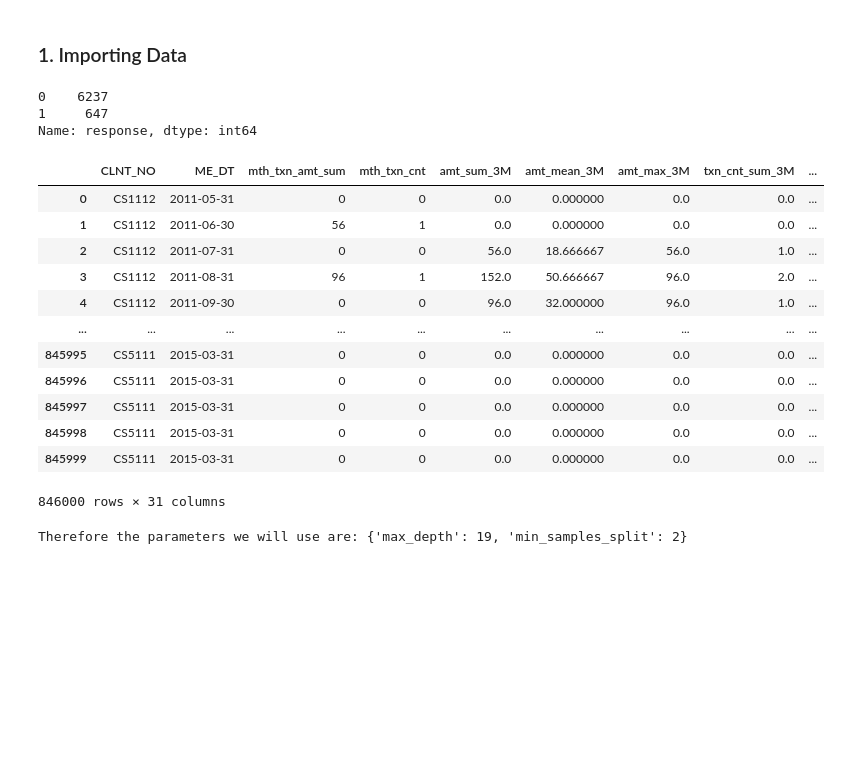
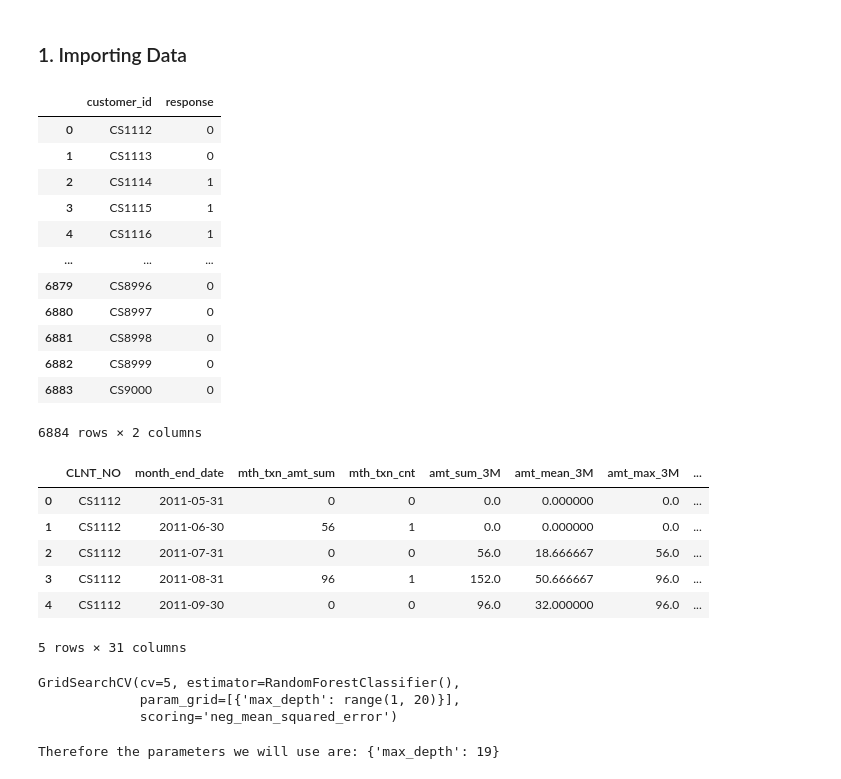
Before and after one commit to PortiaMasibi/Predicting-Response-to-Promotional-Campaign-, a Jupyter notebook: performance_analysis.ipynb, the cells around one changed output. Drawn from its saved outputs; the diff is of its cells as text; code cells hidden in the pictures; blank space fills up the shorter version.

```diff
--- a/performance_analysis.ipynb
+++ b/performance_analysis.ipynb
@@ -44,47 +45,53 @@ from sklearn.model_selection import GridSearchCV
 ### 1. Importing Data
 # %%
 #Importing response files
-response_data = pd.read_csv('Retail_Data_Response.csv')
-response_data['response'].value_counts()
-#imbalanced dataset 0-6237 and 1-647
+response_data = pd.read_csv('data/Retail_Data_Response.csv')
+response_data
 # %% [output]
+|  | customer_id | response |
+| 0 | CS1112 | 0 |
+| 1 | CS1113 | 0 |
+| 2 | CS1114 | 1 |
+| 3 | CS1115 | 1 |
+| 4 | CS1116 | 1 |
+| ... | ... | ... |
+| 6879 | CS8996 | 0 |
+| 6880 | CS8997 | 0 |
+| 6881 | CS8998 | 0 |
+| 6882 | CS8999 | 0 |
+| 6883 | CS9000 | 0 |
-0    6237
-1     647
-Name: response, dtype: int64
+6884 rows × 2 columns
 # %%
 # Monthly Data
-mth_rolling_features = pd.read_excel('mth_rolling_features.xlsx')
-mth_day_counts = pd.read_excel('mth_day_counts.xlsx')
-days_since_last_txn = pd.read_excel('days_since_last_txn.xlsx')
+mth_rolling_features = pd.read_excel('data/mth_rolling_features.xlsx')
+mth_day_counts = pd.read_excel('data/mth_day_counts.xlsx')
+days_since_last_txn = pd.read_excel('data/days_since_last_txn.xlsx')
+days_since_last_txn  = days_since_last_txn .rename(columns={'ME_DT': 'month_end_date'})
 
+# Monthly feature outputs
 # Organising data
 mth_rolling_features1 = mth_rolling_features.drop(['Unnamed: 0'], axis = 1)
-mth_day_counts = mth_day_counts.sort_values(by = ['CLNT_NO','ME_DT'])
+mth_day_counts = mth_day_counts.sort_values(by = ['CLNT_NO','month_end_date'])
 mth_day_counts1 = mth_day_counts.drop(['Unnamed: 0'], axis = 1)
 days_since_last_txn1 = days_since_last_txn.drop(['Unnamed: 0'], axis =1)
 
 # Changing column name in response data to make merging easy
 response_data1 = response_data.rename(columns = {'customer_id':'CLNT_NO'})
 
 monthly_features_outputs = mth_rolling_features1.merge(mth_day_counts1)
 monthly_features_outputs = monthly_features_outputs.merge(days_since_last_txn1)
 monthly_features_outputs = monthly_features_outputs.merge(response_data1)
 monthly_features_outputs = monthly_features_outputs.fillna(0)
-monthly_features_outputs
+
+monthly_features_outputs.head()
 # %% [output]
-|  | CLNT_NO | ME_DT | mth_txn_amt_sum | mth_txn_cnt | amt_sum_3M | amt_mean_3M | amt_max_3M | txn_cnt_sum_3M | ... |
-| 0 | CS1112 | 2011-05-31 | 0 | 0 | 0.0 | 0.000000 | 0.0 | 0.0 | ... |
-| 1 | CS1112 | 2011-06-30 | 56 | 1 | 0.0 | 0.000000 | 0.0 | 0.0 | ... |
-| 2 | CS1112 | 2011-07-31 | 0 | 0 | 56.0 | 18.666667 | 56.0 | 1.0 | ... |
-| 3 | CS1112 | 2011-08-31 | 96 | 1 | 152.0 | 50.666667 | 96.0 | 2.0 | ... |
-| 4 | CS1112 | 2011-09-30 | 0 | 0 | 96.0 | 32.000000 | 96.0 | 1.0 | ... |
-| ... | ... | ... | ... | ... | ... | ... | ... | ... | ... |
-| 845995 | CS5111 | 2015-03-31 | 0 | 0 | 0.0 | 0.000000 | 0.0 | 0.0 | ... |
-| 845996 | CS5111 | 2015-03-31 | 0 | 0 | 0.0 | 0.000000 | 0.0 | 0.0 | ... |
-| 845997 | CS5111 | 2015-03-31 | 0 | 0 | 0.0 | 0.000000 | 0.0 | 0.0 | ... |
-| 845998 | CS5111 | 2015-03-31 | 0 | 0 | 0.0 | 0.000000 | 0.0 | 0.0 | ... |
-| 845999 | CS5111 | 2015-03-31 | 0 | 0 | 0.0 | 0.000000 | 0.0 | 0.0 | ... |
+|  | CLNT_NO | month_end_date | mth_txn_amt_sum | mth_txn_cnt | amt_sum_3M | amt_mean_3M | amt_max_3M | ... |
+| 0 | CS1112 | 2011-05-31 | 0 | 0 | 0.0 | 0.000000 | 0.0 | ... |
+| 1 | CS1112 | 2011-06-30 | 56 | 1 | 0.0 | 0.000000 | 0.0 | ... |
+| 2 | CS1112 | 2011-07-31 | 0 | 0 | 56.0 | 18.666667 | 56.0 | ... |
+| 3 | CS1112 | 2011-08-31 | 96 | 1 | 152.0 | 50.666667 | 96.0 | ... |
+| 4 | CS1112 | 2011-09-30 | 0 | 0 | 96.0 | 32.000000 | 96.0 | ... |
-846000 rows × 31 columns
+5 rows × 31 columns
 # %%
 # Separating X and y values, Monthly data
 y_monthly = monthly_features_outputs['response'].values
@@ -103,11 +110,15 @@ y_test_monthly  = pd.DataFrame(y_test_monthly, columns = ['response'] )
 # %%
 
 # Further improvement of model by increasing parameters
-param_grid = [ {'max_depth': range(1,20), 'min_samples_split' : [2,3,4,5,6,7,8,9,10] }]
+param_grid = [ {'max_depth': range(1,20)}]
 
-decision_tree = RandomForestClassifier()
+rf = RandomForestClassifier()
 
-grid_search = GridSearchCV(decision_tree, param_grid, cv = 5,
+grid_search = GridSearchCV(rf, param_grid, cv = 5,
                           scoring = 'neg_mean_squared_error')
 
 grid_search.fit(X_train_monthly,y_train_monthly)
+# %% [output]
+GridSearchCV(cv=5, estimator=RandomForestClassifier(),
+             param_grid=[{'max_depth': range(1, 20)}],
+             scoring='neg_mean_squared_error')
@@ -119,7 +131,6 @@ grid_search.fit(X_train_monthly,y_train_monthly)
 # %%
 # Best parameters
-decision_tree = DecisionTreeClassifier()
 print('Therefore the parameters we will use are:',grid_search.best_params_)
 # Therefore the parameters we will use are: {'max_depth': 19, 'min_samples_split': 2}
 # %% [output]
-Therefore the parameters we will use are: {'max_depth': 19, 'min_samples_split': 2}
+Therefore the parameters we will use are: {'max_depth': 19}
```
Also changed, not shown: parts of 35 cells of this notebook.
